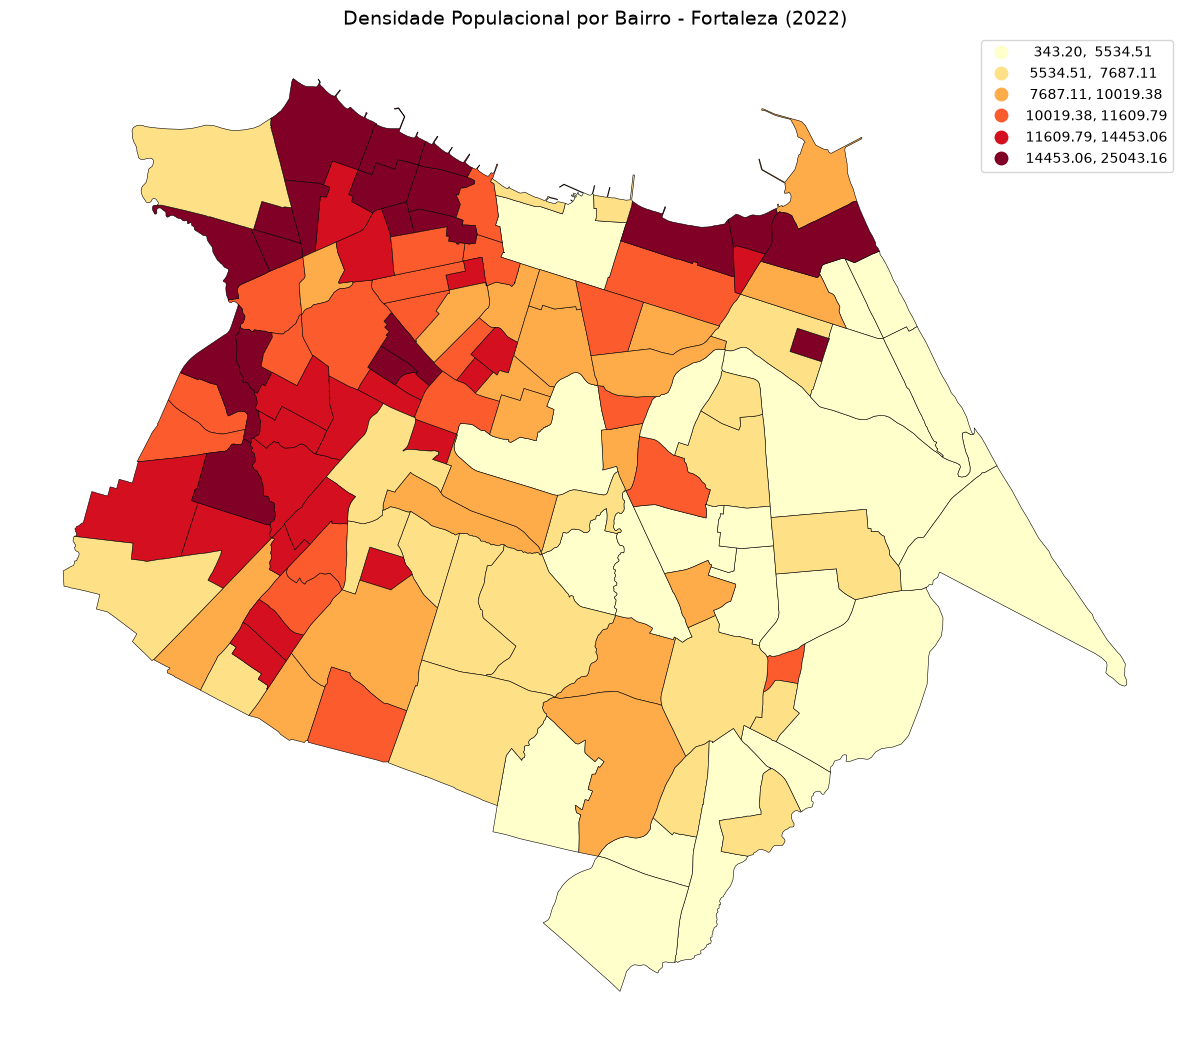
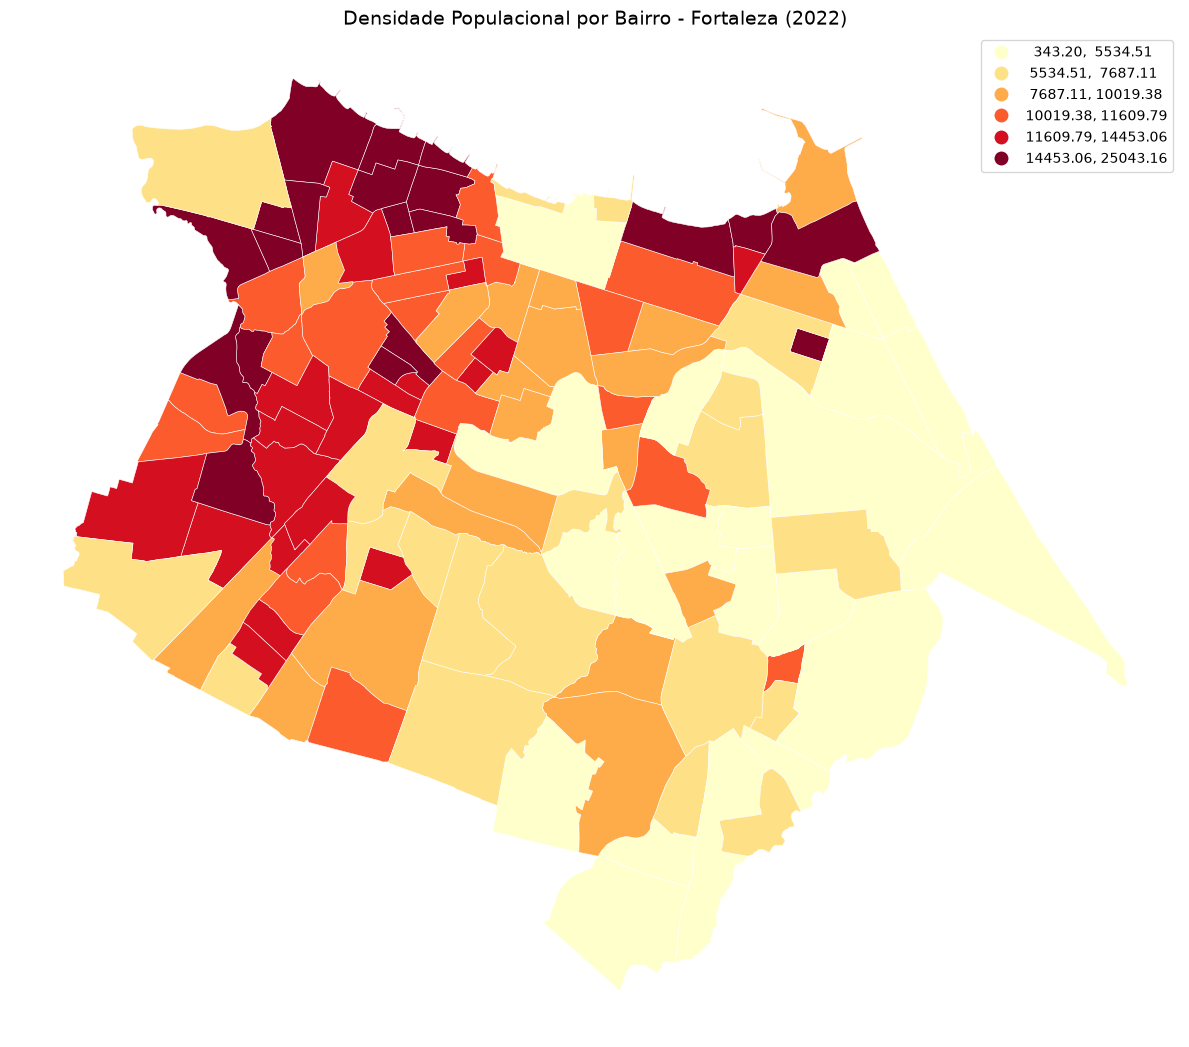
Unified diff of the notebook cell whose output changed from the first chart to the second:
--- before
+++ after
@@ -30,4 +30,10 @@
 fig, ax = plt.subplots(figsize=(12, 12))
 
+
+fig.patch.set_facecolor("black")
+
+
+ax.set_facecolor("black")
+
 bairros.plot(
     column="densidade_hab_km2",
@@ -36,8 +42,8 @@
     cmap="YlOrRd",
     legend=True,
-    edgecolor="black",
+    edgecolor="white",
     linewidth=0.4,
     missing_kwds={
-        "color": "lightgrey",
+        "color": "dimgrey",
         "label": "Sem dados"
     },
@@ -47,5 +53,6 @@
 ax.set_title(
     "Densidade Populacional por Bairro - Fortaleza (2022)",
-    fontsize=14
+    fontsize=14,
+    color="white"
 )
 

Commit: ajustando cores dos graficos pois ficaram feias